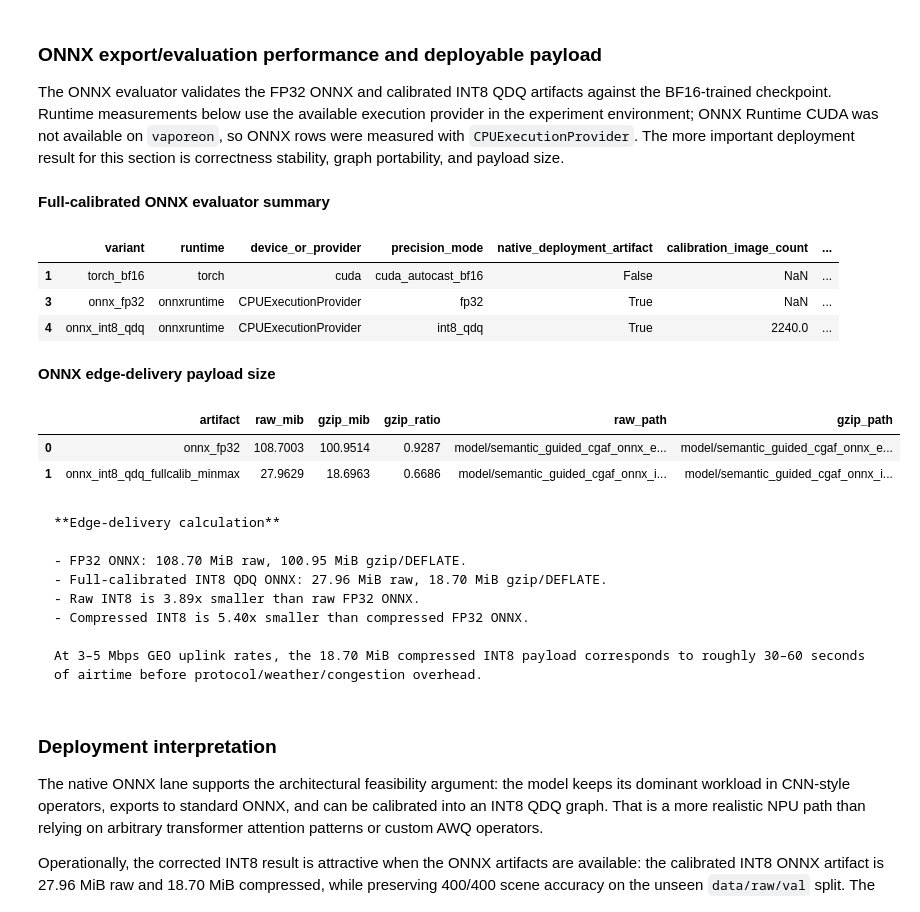
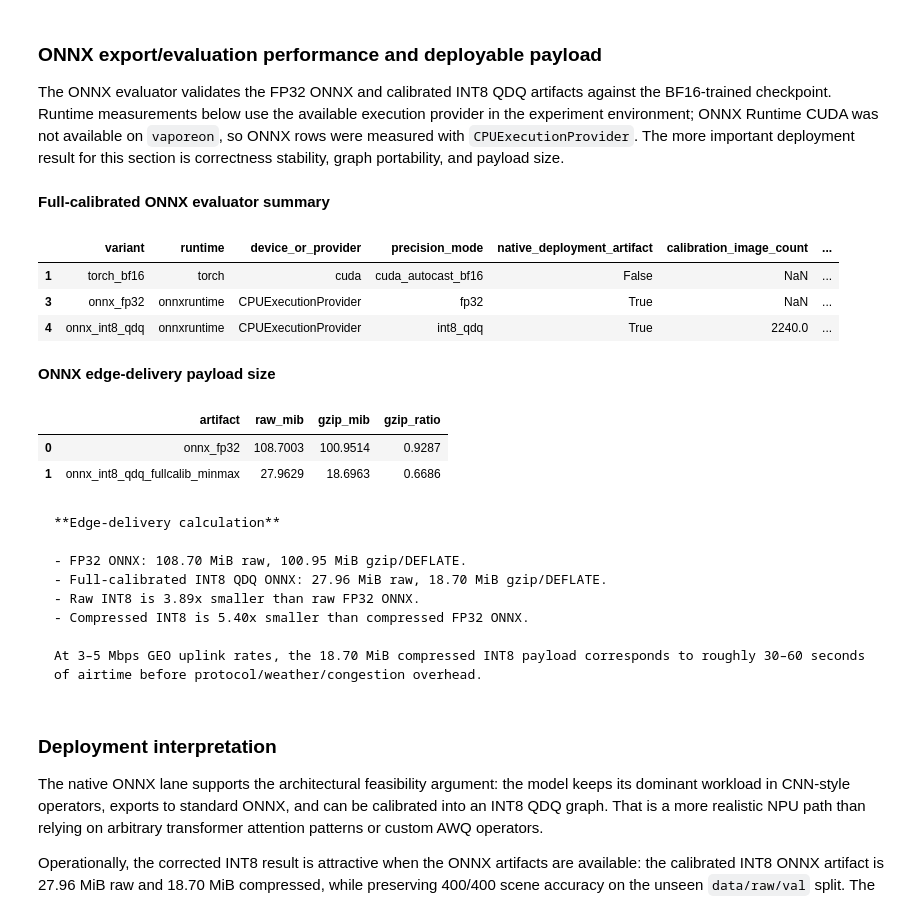
Before and after one commit to JoshDui/CSC3109_Project, a Jupyter notebook: notebooks/05_semantic_guided_cgaf_quantisation.ipynb, the cells around one changed output. Drawn from its saved outputs; the diff is of its cells as text; code cells hidden in the pictures.

```diff
--- a/notebooks/05_semantic_guided_cgaf_quantisation.ipynb
+++ b/notebooks/05_semantic_guided_cgaf_quantisation.ipynb
@@ -117,9 +117,7 @@ Protocol:
 # %%
 from pathlib import Path
 from io import BytesIO
-import ast
 import json
-import re
 
 import numpy as np
 import pandas as pd
@@ -138,6 +136,8 @@ plt.rcParams['axes.grid'] = True
 
 CLASS_NAMES = ['bridge', 'freeway', 'overpass', 'railway']
 DISPLAY_EXTENDED_QUALITATIVE_FIGURES = False
+CANONICAL_ROOT_RELATIVE = Path('reports/notebook_artifacts/semantic_guided_cgaf')
+
 
 def find_project_root() -> Path:
     cwd = Path.cwd().resolve()
@@ -147,9 +147,11 @@ def find_project_root() -> Path:
             return candidate
     raise FileNotFoundError('Could not locate project root containing reports/ and notebooks/.')
 
+
 PROJECT_ROOT = find_project_root()
-TABLES_DIR = PROJECT_ROOT / 'reports' / 'tables'
-FIGURES_DIR = PROJECT_ROOT / 'reports' / 'figures'
+CANONICAL_ROOT = (PROJECT_ROOT / CANONICAL_ROOT_RELATIVE).resolve()
+CANONICAL_MANIFEST_PATH = CANONICAL_ROOT / 'artifact_manifest.json'
+
 
 def load_csv(path: Path) -> pd.DataFrame:
     path = Path(path)
@@ -157,24 +159,17 @@ def load_csv(path: Path) -> pd.DataFrame:
         raise FileNotFoundError(path)
     return pd.read_csv(path)
 
+
 def load_json(path: Path) -> dict:
     path = Path(path)
     if not path.exists():
         raise FileNotFoundError(path)
     return json.loads(path.read_text())
 
-def one_artifact(root: Path, pattern: str) -> Path:
-    matches = sorted(root.glob(pattern))
-    if len(matches) != 1:
-        raise FileNotFoundError(f'Expected exactly one artifact for {root / pattern}, found {len(matches)}')
-    return matches[0]
 
-def first_artifact(root: Path, patterns: list[str]) -> Path:
-    for pattern in patterns:
-        matches = sorted(root.glob(pattern))
-        if matches:
-            return matches[0]
-    raise FileNotFoundError(f'No artifact matched patterns {patterns!r} under {root}')
+def project_relative(path: Path) -> str:
+    return Path(path).resolve().relative_to(PROJECT_ROOT).as_posix()
+
 
 def rounded(df: pd.DataFrame, digits: int = 4) -> pd.DataFrame:
     out = df.copy()
@@ -182,10 +177,12 @@ def rounded(df: pd.DataFrame, digits: int = 4) -> pd.DataFrame:
         out[column] = out[column].round(digits)
     return out
 
+
 def display_table(df: pd.DataFrame, title: str | None = None, digits: int = 4) -> None:
     if title:
         display(Markdown(f'**{title}**'))
     display(rounded(df, digits=digits))
+
 
 def display_image_artifact(
     path: Path,
@@ -202,6 +199,8 @@ def display_image_artifact(
         display(Image(filename=str(path), width=width))
         return
     with PILImage.open(path) as image:
+        image.verify()
+    with PILImage.open(path) as image:
         image = image.convert('RGB')
         if image.width > max_embed_width:
             scale = max_embed_width / image.width
@@ -210,6 +209,8 @@ def display_image_artifact(
         image.save(buffer, format='JPEG', quality=88, optimize=True)
     display(Image(data=buffer.getvalue(), format='jpeg', width=width))
 
+
 print(f'Project root: {PROJECT_ROOT.name}')
+print(f'Canonical artifact root: {CANONICAL_ROOT_RELATIVE.as_posix()}')
 # %% [output]
 Project root: CSC3109_Project
@@ -1049,37 +867,37 @@ if not onnx_eval.empty and not onnx_delivery.empty:
     ].copy()
     onnx_eval_view['artifact_mib'] = onnx_eval_view['artifact_size_bytes'] / (1024 * 1024)
     display_table(onnx_eval_view, 'Full-calibrated ONNX evaluator summary')
 
     delivery_view = onnx_delivery[[
-        'artifact', 'raw_mib', 'gzip_mib', 'gzip_ratio', 'raw_path', 'gzip_path',
+        'artifact', 'raw_mib', 'gzip_mib', 'gzip_ratio',
     ]].copy()
     display_table(delivery_view, 'ONNX edge-delivery payload size')
 
     fp32 = onnx_delivery.loc[onnx_delivery['artifact'].eq('onnx_fp32')].iloc[0]
     int8 = onnx_delivery.loc[onnx_delivery['artifact'].eq('onnx_int8_qdq_fullcalib_minmax')].iloc[0]
     edge_delivery_md = f'''
     **Edge-delivery calculation**
 
     - FP32 ONNX: {fp32['raw_mib']:.2f} MiB raw, {fp32['gzip_mib']:.2f} MiB gzip/DEFLATE.
     - Full-calibrated INT8 QDQ ONNX: {int8['raw_mib']:.2f} MiB raw, {int8['gzip_mib']:.2f} MiB gzip/DEFLATE.
     - Raw INT8 is {fp32['raw_mib'] / int8['raw_mib']:.2f}x smaller than raw FP32 ONNX.
     - Compressed INT8 is {fp32['gzip_mib'] / int8['gzip_mib']:.2f}x smaller than compressed FP32 ONNX.
 
     At 3–5 Mbps GEO uplink rates, the 18.70 MiB compressed INT8 payload corresponds to roughly 30–60 seconds of airtime before protocol/weather/congestion overhead.
     '''
     display(Markdown(edge_delivery_md))
 else:
     display(Markdown('ONNX evaluator or delivery-size tables are unavailable; deployment payload table skipped.'))
 # %% [output]
 **Full-calibrated ONNX evaluator summary**
 |  | variant | runtime | device_or_provider | precision_mode | native_deployment_artifact | calibration_image_count | ... |
 | 1 | torch_bf16 | torch | cuda | cuda_autocast_bf16 | False | NaN | ... |
 | 3 | onnx_fp32 | onnxruntime | CPUExecutionProvider | fp32 | True | NaN | ... |
 | 4 | onnx_int8_qdq | onnxruntime | CPUExecutionProvider | int8_qdq | True | 2240.0 | ... |
 **ONNX edge-delivery payload size**
-|  | artifact | raw_mib | gzip_mib | gzip_ratio | raw_path | gzip_path |
-| 0 | onnx_fp32 | 108.7003 | 100.9514 | 0.9287 | model/semantic_guided_cgaf_onnx_e... | model/semantic_guided_cgaf_onnx_e... |
-| 1 | onnx_int8_qdq_fullcalib_minmax | 27.9629 | 18.6963 | 0.6686 | model/semantic_guided_cgaf_onnx_i... | model/semantic_guided_cgaf_onnx_i... |
+|  | artifact | raw_mib | gzip_mib | gzip_ratio |
+| 0 | onnx_fp32 | 108.7003 | 100.9514 | 0.9287 |
+| 1 | onnx_int8_qdq_fullcalib_minmax | 27.9629 | 18.6963 | 0.6686 |
 
     **Edge-delivery calculation**
 
```
Also changed, not shown: parts of 19 cells of this notebook, 54 other files.
